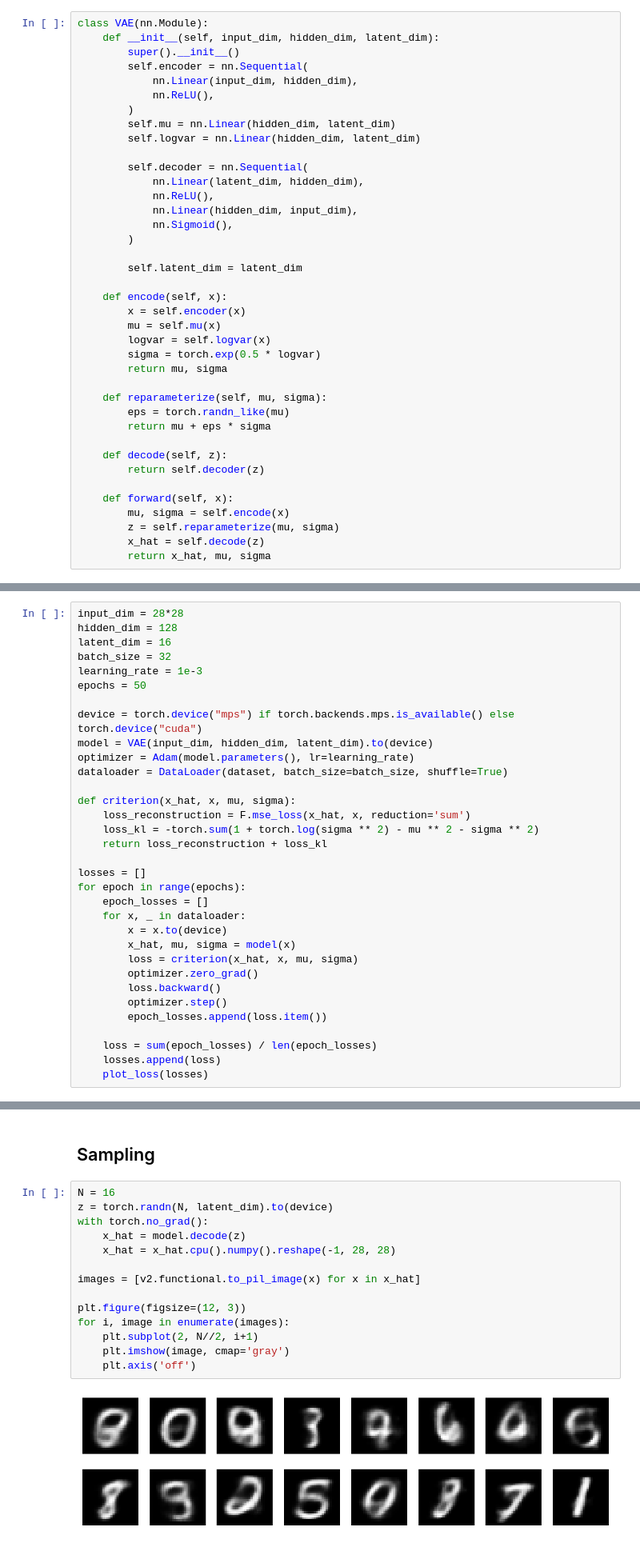
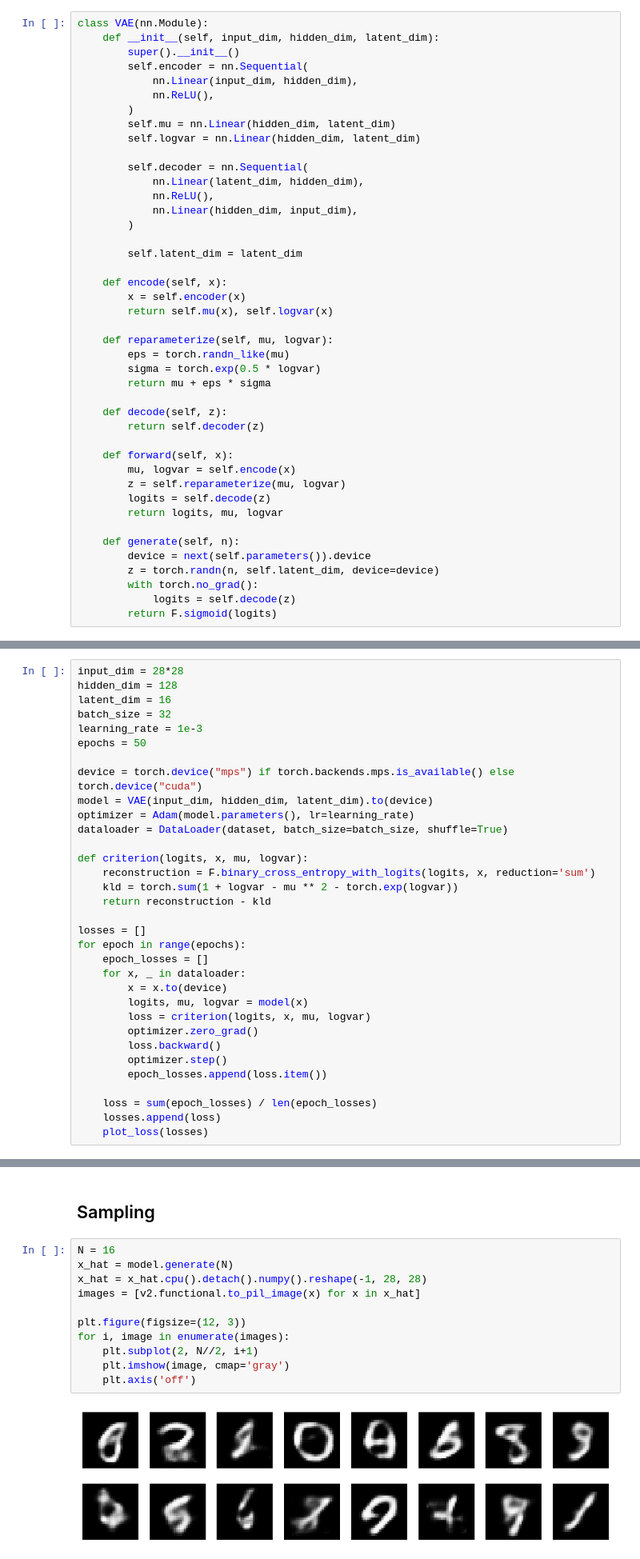
Before and after one commit to yongjincho/dl_with_code, a Jupyter notebook: VAE/VAE.ipynb, the cells around one changed output, grey strips where cells are left out. Shown at 80% size. Saved outputs shown, nothing was run; the diff lists cells and outputs as text.

```diff
--- a/VAE/VAE.ipynb
+++ b/VAE/VAE.ipynb
@@ -56,30 +56,34 @@ class VAE(nn.Module):
             nn.Linear(latent_dim, hidden_dim),
             nn.ReLU(),
             nn.Linear(hidden_dim, input_dim),
-            nn.Sigmoid(),
         )
 
         self.latent_dim = latent_dim
 
     def encode(self, x):
         x = self.encoder(x)
-        mu = self.mu(x)
-        logvar = self.logvar(x)
+        return self.mu(x), self.logvar(x)
+
+    def reparameterize(self, mu, logvar):
+        eps = torch.randn_like(mu)
         sigma = torch.exp(0.5 * logvar)
-        return mu, sigma
-
-    def reparameterize(self, mu, sigma):
-        eps = torch.randn_like(mu)
         return mu + eps * sigma
 
     def decode(self, z):
         return self.decoder(z)
 
     def forward(self, x):
-        mu, sigma = self.encode(x)
-        z = self.reparameterize(mu, sigma)
-        x_hat = self.decode(z)
-        return x_hat, mu, sigma
+        mu, logvar = self.encode(x)
+        z = self.reparameterize(mu, logvar)
+        logits = self.decode(z)
+        return logits, mu, logvar
+
+    def generate(self, n):
+        device = next(self.parameters()).device
+        z = torch.randn(n, self.latent_dim, device=device)
+        with torch.no_grad():
+            logits = self.decode(z)
+        return F.sigmoid(logits)
 # %% [markdown]
 ## Training
 # %%
@@ -103,18 +107,18 @@ model = VAE(input_dim, hidden_dim, latent_dim).to(device)
 optimizer = Adam(model.parameters(), lr=learning_rate)
 dataloader = DataLoader(dataset, batch_size=batch_size, shuffle=True)
 
-def criterion(x_hat, x, mu, sigma):
-    loss_reconstruction = F.mse_loss(x_hat, x, reduction='sum')
-    loss_kl = -torch.sum(1 + torch.log(sigma ** 2) - mu ** 2 - sigma ** 2)
-    return loss_reconstruction + loss_kl
+def criterion(logits, x, mu, logvar):
+    reconstruction = F.binary_cross_entropy_with_logits(logits, x, reduction='sum')
+    kld = torch.sum(1 + logvar - mu ** 2 - torch.exp(logvar))
+    return reconstruction - kld
 
 losses = []
 for epoch in range(epochs):
     epoch_losses = []
     for x, _ in dataloader:
         x = x.to(device)
-        x_hat, mu, sigma = model(x)
-        loss = criterion(x_hat, x, mu, sigma)
+        logits, mu, logvar = model(x)
+        loss = criterion(logits, x, mu, logvar)
         optimizer.zero_grad()
         loss.backward()
         optimizer.step()
@@ -129,17 +133,14 @@ for epoch in range(epochs):
 ## Sampling
 # %%
 N = 16
-z = torch.randn(N, latent_dim).to(device)
-with torch.no_grad():
-    x_hat = model.decode(z)
-    x_hat = x_hat.cpu().numpy().reshape(-1, 28, 28)
-
+x_hat = model.generate(N)
+x_hat = x_hat.cpu().detach().numpy().reshape(-1, 28, 28)
 images = [v2.functional.to_pil_image(x) for x in x_hat]
 
 plt.figure(figsize=(12, 3))
 for i, image in enumerate(images):
     plt.subplot(2, N//2, i+1)
     plt.imshow(image, cmap='gray')
     plt.axis('off')
 # %% [output]
-[figure, old version]
+[figure, new version]
```
Also changed, not shown: parts of 1 cell of this notebook.
